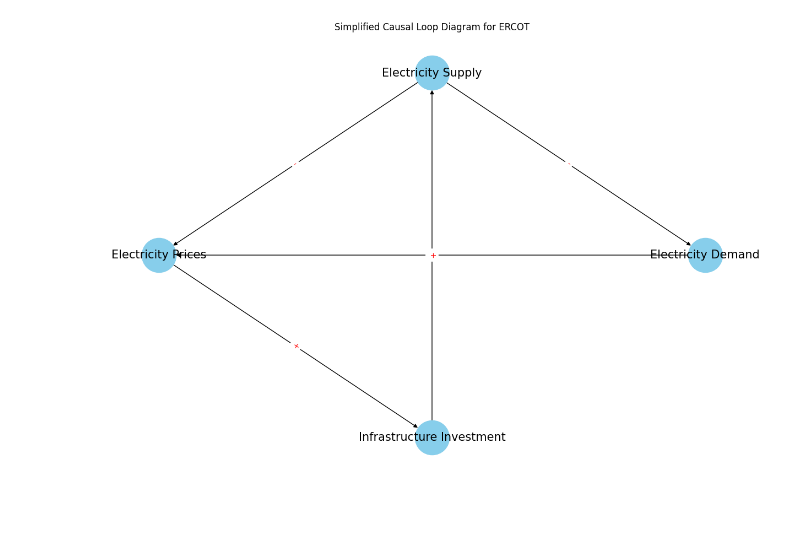
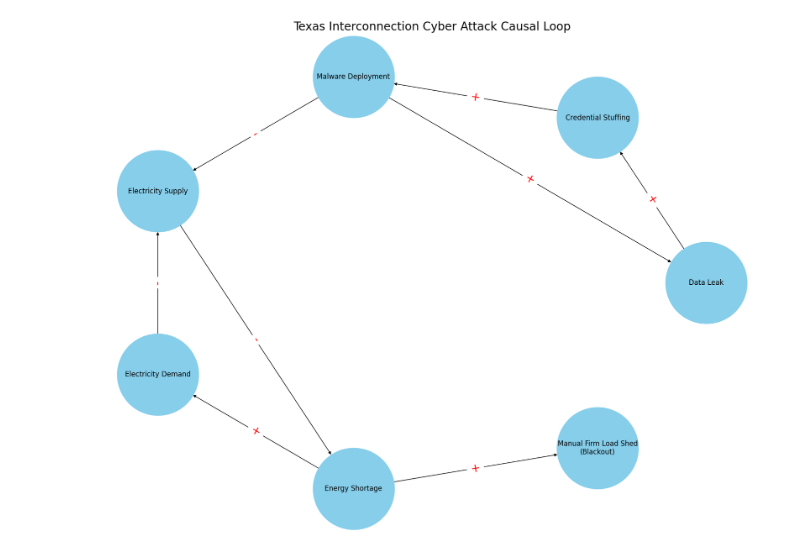
Before and after one commit to nedpfeiffer/CAI5200, a Jupyter notebook: causalloop.ipynb, the cells around one changed output. Drawn from its saved outputs; the diff is of its cells as text; code cells hidden in the pictures; blank space fills up the shorter version.

```diff
--- a/causalloop.ipynb
+++ b/causalloop.ipynb
@@ -1,32 +1,41 @@
 # %%
 import matplotlib.pyplot as plt
 import networkx as nx
 
 # Creating a directed graph
 G = nx.DiGraph()
 
 # Adding nodes
-G.add_node("Electricity Demand")
-G.add_node("Electricity Supply")
-G.add_node("Electricity Prices")
-G.add_node("Infrastructure Investment")
+nodes = [
+    "Data Leak", "Credential Stuffing", "Malware Deployment", "Electricity Supply",  "Electricity Demand",
+    "Energy Shortage", "Manual Firm Load Shed\n(Blackout)"
+]
+G.add_nodes_from(nodes)
 
-# Adding edges with labels
-G.add_edge("Electricity Demand", "Electricity Prices", label='+')
-G.add_edge("Electricity Supply", "Electricity Prices", label='-')
-G.add_edge("Electricity Prices", "Infrastructure Investment", label='+')
-G.add_edge("Infrastructure Investment", "Electricity Supply", label='+')
-G.add_edge("Electricity Supply", "Electricity Demand", label='-')
+# Adding edges
+edges = [
+    ("Electricity Demand", "Electricity Supply", {'label': "-"}),
+    ("Energy Shortage", "Electricity Demand", {'label': "+"}),
+    ("Electricity Supply", "Energy Shortage", {'label': '-'}),
+    ("Malware Deployment", "Electricity Supply", {'label': '-'}),
+    ("Data Leak", "Credential Stuffing", {'label': '+'}),
+    ("Credential Stuffing", "Malware Deployment", {'label': '+'}),
+    ("Malware Deployment", "Data Leak", {'label': '+'}),
+    ("Energy Shortage", "Manual Firm Load Shed\n(Blackout)", {'label': '+'}),
+]
+G.add_edges_from(edges)
 
 # Graph layout
-pos = nx.circular_layout(G)
-labels = nx.get_edge_attributes(G,'label')
+pos = nx.circular_layout(G)  # Choose your preferred layout
+
+labels = nx.get_edge_attributes(G, 'label')  # Get edge attributes
 
 # Drawing the graph
-plt.figure(figsize=(12, 8))
-nx.draw(G, pos, with_labels=True, node_color='skyblue', node_size=2000, edge_color='black', linewidths=1, font_size=15)
-nx.draw_networkx_edge_labels(G, pos, edge_labels=labels, font_color='red')
-plt.title("Simplified Causal Loop Diagram for ERCOT")
+plt.figure(figsize=(16, 12))
+nx.draw(G, pos, with_labels=True, node_color='skyblue', node_size=20000, edge_color='black', linewidths=1, font_size=12)
+nx.draw_networkx_edge_labels(G, pos, edge_labels=labels, font_color='red', font_size=20)
+plt.title("Texas Interconnection Cyber Attack Causal Loop", fontsize=20)
+plt.savefig('causal_loop.png', bbox_inches='tight')
 plt.show()
 # %% [output]
-[figure, old version]
+[figure, new version]
```
Also changed, not shown: parts of 2 cells of this notebook, 3 other files.
